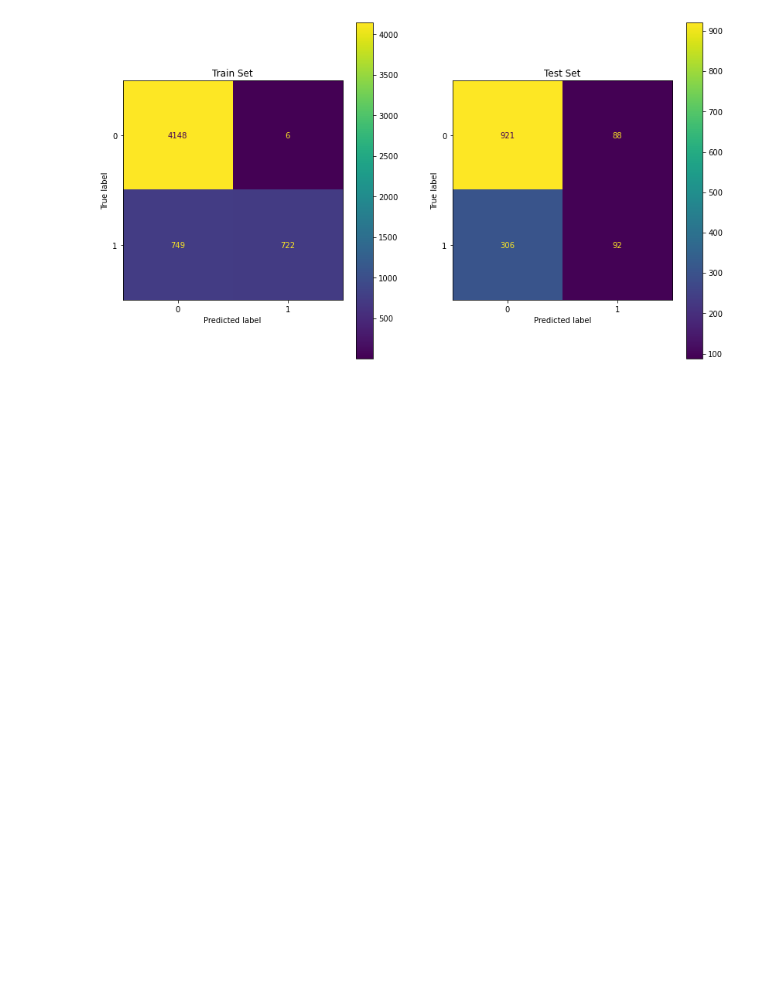
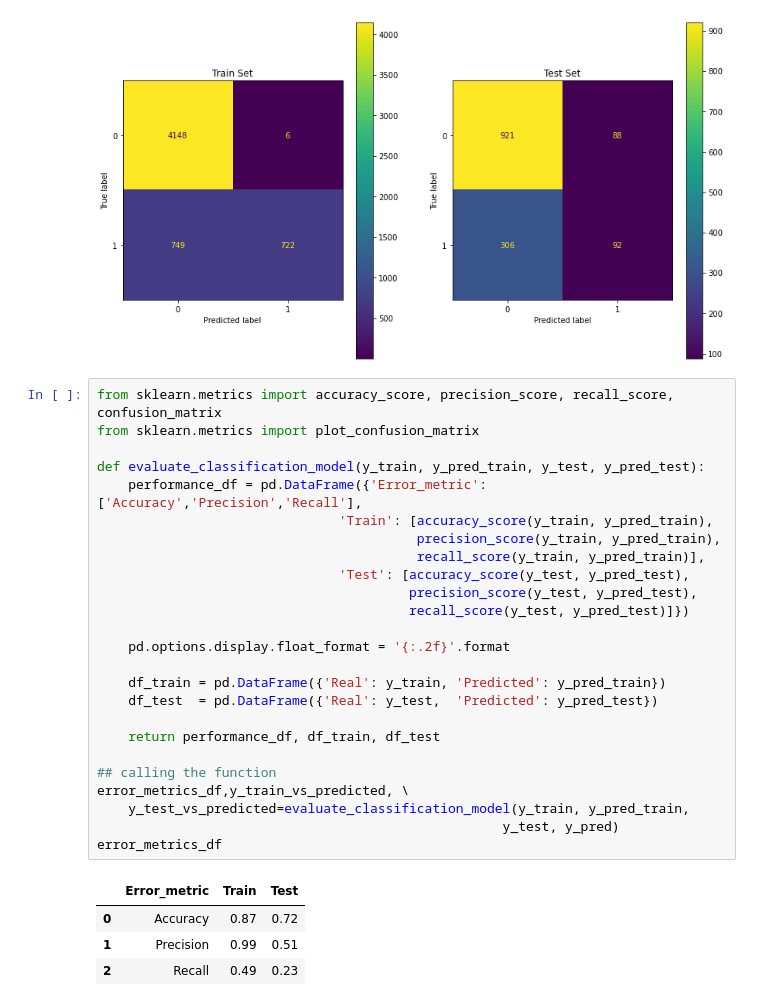
Before and after one commit to esSarah/IronRoth, a Jupyter notebook: MachineLearning/Churn - Logistic Regression.ipynb, the cells around one changed output. Cells and saved outputs as stored; diff of their text form; blank space fills up the shorter version.

```diff
--- a/MachineLearning/Churn - Logistic Regression.ipynb
+++ b/MachineLearning/Churn - Logistic Regression.ipynb
@@ -387,3 +387,33 @@ plot_confusion_matrix(model,X_test,y_test,ax=ax[1],values_format = 'd')
 ax[1].title.set_text("Test Set")
 # %% [output]
 [figure]
+# %%
+from sklearn.metrics import accuracy_score, precision_score, recall_score, confusion_matrix
+from sklearn.metrics import plot_confusion_matrix
+
+def evaluate_classification_model(y_train, y_pred_train, y_test, y_pred_test):
+    performance_df = pd.DataFrame({'Error_metric': ['Accuracy','Precision','Recall'],
+                               'Train': [accuracy_score(y_train, y_pred_train),
+                                         precision_score(y_train, y_pred_train),
+                                         recall_score(y_train, y_pred_train)],
+                               'Test': [accuracy_score(y_test, y_pred_test),
+                                        precision_score(y_test, y_pred_test),
+                                        recall_score(y_test, y_pred_test)]})
+
+    pd.options.display.float_format = '{:.2f}'.format
+
+    df_train = pd.DataFrame({'Real': y_train, 'Predicted': y_pred_train})
+    df_test  = pd.DataFrame({'Real': y_test,  'Predicted': y_pred_test})
+
+    return performance_df, df_train, df_test
+
+## calling the function
+error_metrics_df,y_train_vs_predicted, \
+    y_test_vs_predicted=evaluate_classification_model(y_train, y_pred_train,
+                                                    y_test, y_pred)
+error_metrics_df
+# %% [output]
+|  | Error_metric | Train | Test |
+| 0 | Accuracy | 0.87 | 0.72 |
+| 1 | Precision | 0.99 | 0.51 |
+| 2 | Recall | 0.49 | 0.23 |
```
